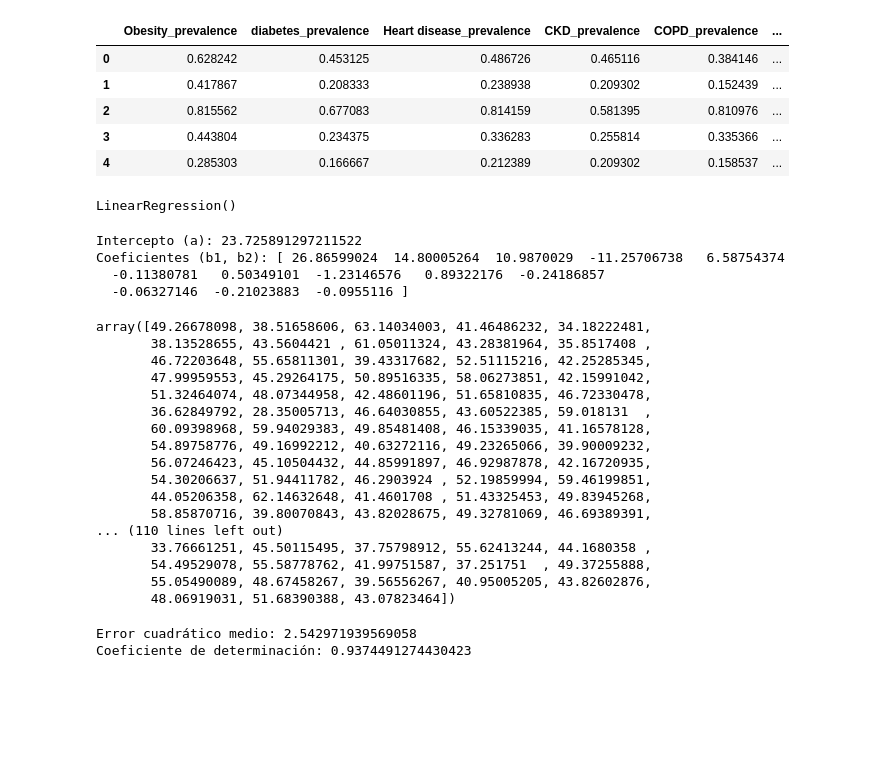
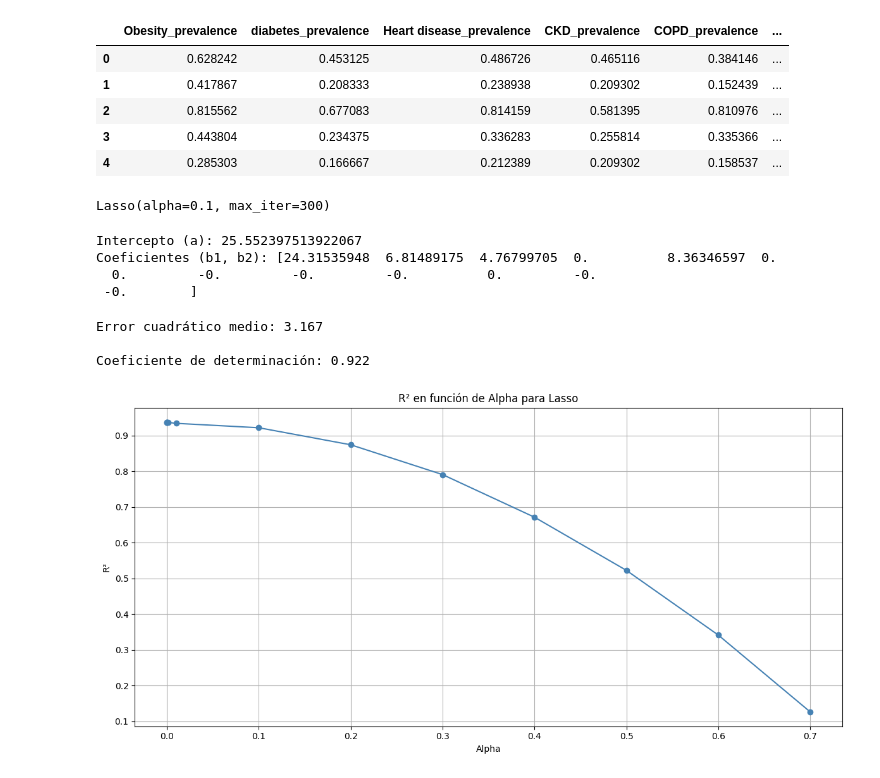
Before and after one commit to meneses-ls/4Geeks-17-Machine-Learning-Construction-Of-Lineal-Regression, a Jupyter notebook: src/explore.ipynb, the cells around one changed output. Saved outputs shown, nothing was run; the diff lists cells and outputs as text; code cells hidden in the pictures; blank space fills up the shorter version.

```diff
--- a/src/explore.ipynb
+++ b/src/explore.ipynb
@@ -563,48 +613,55 @@ Y_test = test_data['y']
 # %%
 # - Importación De Librerías:
 
-from sklearn.linear_model import LinearRegression
+from sklearn.linear_model import Lasso
 
 # - Parámetros:
 
-model = LinearRegression()
-model.fit(X_train, y_train)
+lasso_model = Lasso(alpha = 0.1, max_iter = 300)
+lasso_model.fit(X_train, Y_train)
 # %% [output]
-LinearRegression()
+Lasso(alpha=0.1, max_iter=300)
 # %%
-print(f"Intercepto (a): {model.intercept_}")
-print(f"Coeficientes (b1, b2): {model.coef_}")
+print(f"Intercepto (a): {lasso_model.intercept_}")
+print(f"Coeficientes (b1, b2): {lasso_model.coef_}")
 # %% [output]
-Intercepto (a): 23.725891297211522
-Coeficientes (b1, b2): [ 26.86599024  14.80005264  10.9870029  -11.25706738   6.58754374
-  -0.11380781   0.50349101  -1.23146576   0.89322176  -0.24186857
-  -0.06327146  -0.21023883  -0.0955116 ]
+Intercepto (a): 25.552397513922067
+Coeficientes (b1, b2): [24.31535948  6.81489175  4.76799705  0.          8.36346597  0.
+  0.         -0.         -0.         -0.          0.         -0.
+ -0.        ]
-# %%
-y_pred = model.predict(X_test)
-y_pred
-# %% [output]
-array([49.26678098, 38.51658606, 63.14034003, 41.46486232, 34.18222481,
-       38.13528655, 43.5604421 , 61.05011324, 43.28381964, 35.8517408 ,
-       46.72203648, 55.65811301, 39.43317682, 52.51115216, 42.25285345,
-       47.99959553, 45.29264175, 50.89516335, 58.06273851, 42.15991042,
-       51.32464074, 48.07344958, 42.48601196, 51.65810835, 46.72330478,
-       36.62849792, 28.35005713, 46.64030855, 43.60522385, 59.018131  ,
-       60.09398968, 59.94029383, 49.85481408, 46.15339035, 41.16578128,
-       54.89758776, 49.16992212, 40.63272116, 49.23265066, 39.90009232,
-       56.07246423, 45.10504432, 44.85991897, 46.92987878, 42.16720935,
-       54.30206637, 51.94411782, 46.2903924 , 52.19859994, 59.46199851,
-       44.05206358, 62.14632648, 41.4601708 , 51.43325453, 49.83945268,
-       58.85870716, 39.80070843, 43.82028675, 49.32781069, 46.69389391,
-... (110 lines left out)
-       33.76661251, 45.50115495, 37.75798912, 55.62413244, 44.1680358 ,
-       54.49529078, 55.58778762, 41.99751587, 37.251751  , 49.37255888,
-       55.05490089, 48.67458267, 39.56556267, 40.95005205, 43.82602876,
-       48.06919031, 51.68390388, 43.07823464])
+# %%
+Y_pred = lasso_model.predict(X_test)
+Y_pred
 # %%
 from sklearn.metrics import mean_squared_error, r2_score
 
-print(f"Error cuadrático medio: {mean_squared_error(y_test, y_pred)}")
-print(f"Coeficiente de determinación: {r2_score(y_test, y_pred)}")
+print(f"Error Cuadrático Medio: {round(mean_squared_error(Y_test, Y_pred), 3)}")
+print()
+print(f"Coeficiente De Determinación: {round(r2_score(Y_test, Y_pred),3)}")
 # %% [output]
-Error cuadrático medio: 2.542971939569058
-Coeficiente de determinación: 0.9374491274430423
+Error cuadrático medio: 3.167
+
+Coeficiente de determinación: 0.922
+# %%
+ds = pd.DataFrame(columns=["Alpha", "R²"])
+
+for alpha in [0.000001, 0.00001, 0.0001, 0.001, 0.01, 0.1, 0.2, 0.3, 0.4, 0.5, 0.6, 0.7]:
+    lasso_model = Lasso(max_iter=300)
+    lasso_model.set_params(alpha=alpha)
+    lasso_model.fit(X_train, Y_train)
+    Y_pred = lasso_model.predict(X_test)
+    r2 = r2_score(Y_test, Y_pred)
+    ds.loc[len(ds)] = [alpha, r2]
+
+# - Visualización:
+
+plt.figure(figsize=(12, 6))
+plt.plot(ds["Alpha"], ds["R²"], marker='o', linestyle='-', color='steelblue')
+plt.xlabel("Alpha")
+plt.ylabel("R²")
+plt.title("Coeficiente De Determinación En Función De Alpha")
+plt.grid(True)
+plt.tight_layout()
+plt.show()
+# %% [output]
+[figure, added]
```
Also changed, not shown: parts of 9 cells of this notebook.
